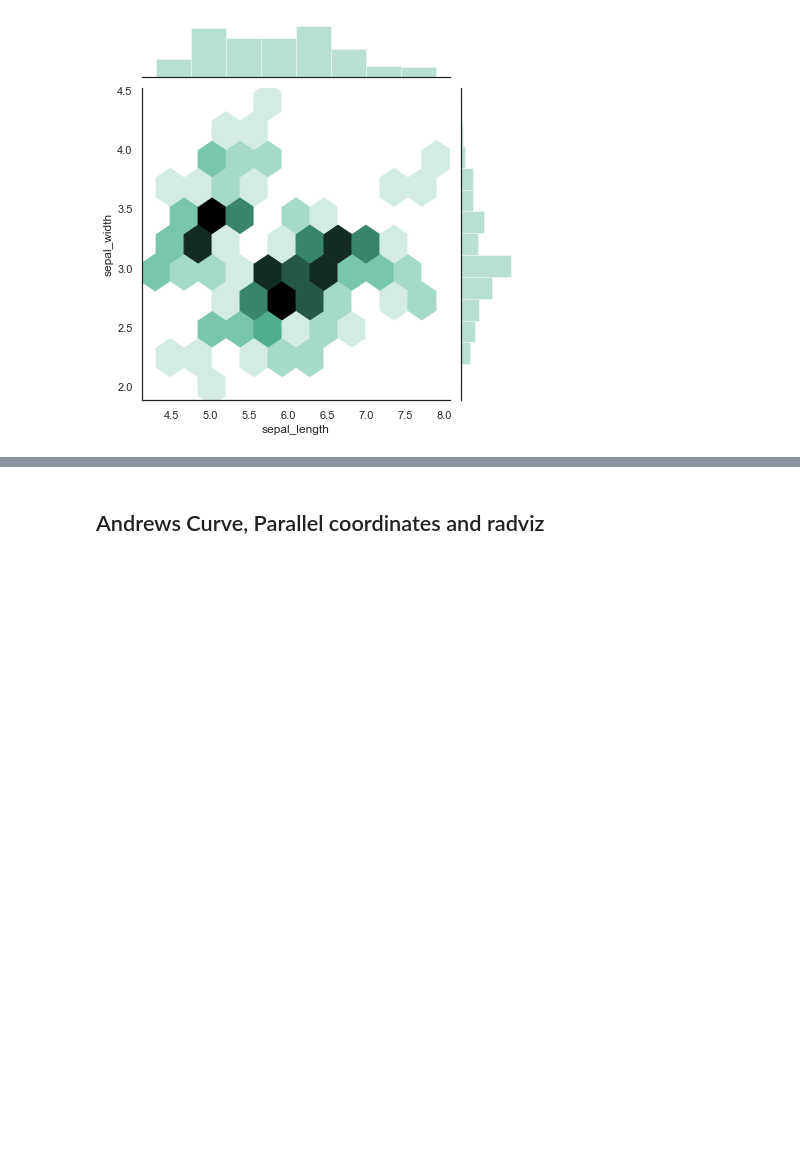
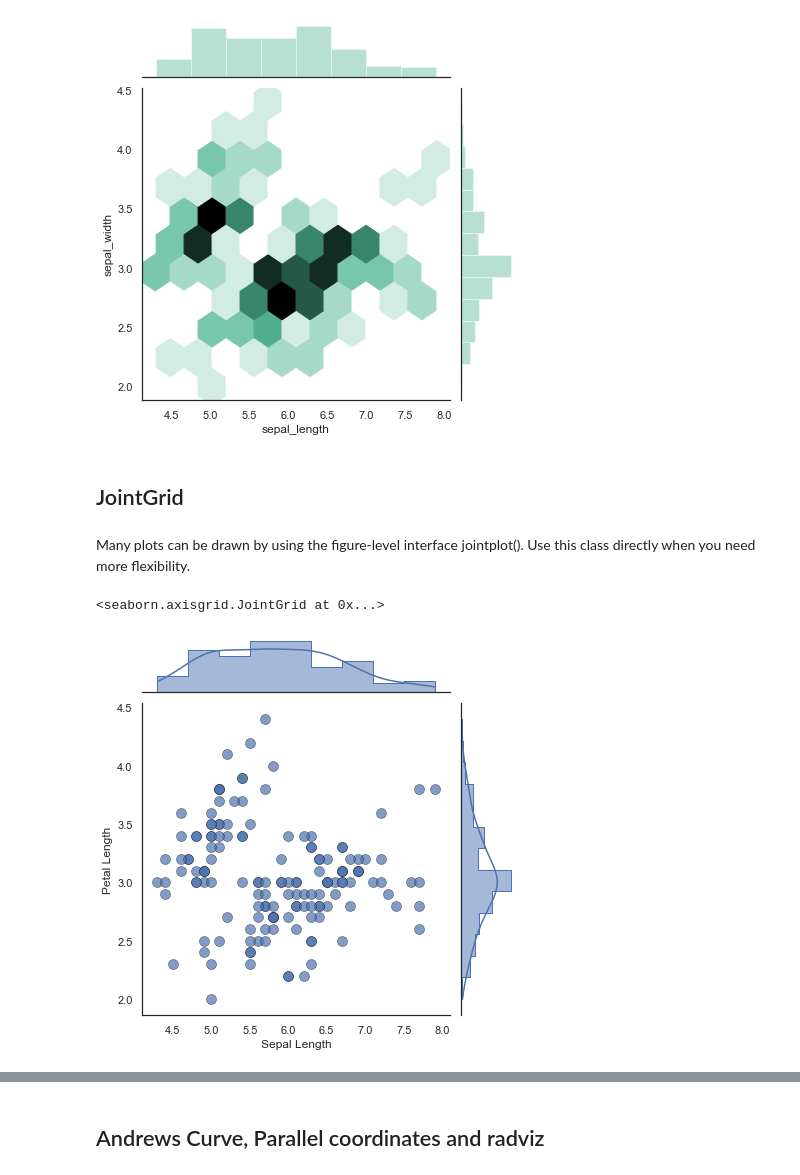
Before and after one commit to starnlm/Python-Practice, a Jupyter notebook: Visualization.ipynb, the cells around one changed output, grey strips where cells are left out. Saved outputs shown, nothing was run; the diff lists cells and outputs as text; code cells hidden in the pictures; blank space fills up the shorter version.

```diff
--- a/Visualization.ipynb
+++ b/Visualization.ipynb
@@ -166,3 +166,16 @@ sns.jointplot(x = 'sepal_length', y = 'sepal_width', data = iris, size = 6, kind
 # %% [output]
 <seaborn.axisgrid.JointGrid at 0x...>
 [figure]
+# %% [markdown]
+
+## JointGrid
+# %% [markdown]
+Many plots can be drawn by using the figure-level interface jointplot(). Use this class directly when you need more flexibility.
+# %%
+sns.JointGrid(data=iris, x="sepal_length", y="sepal_width") \
+.plot_joint(sns.scatterplot, s=100, alpha=.7, fc = 'b', edgecolor="0.1", linewidth=.5) \
+.plot_marginals(sns.histplot, kde=True, element = 'step') \
+.set_axis_labels('Sepal Length', 'Petal Length')
+# %% [output]
+<seaborn.axisgrid.JointGrid at 0x...>
+[figure, added]
```
Also changed, not shown: parts of 1 cell of this notebook.
